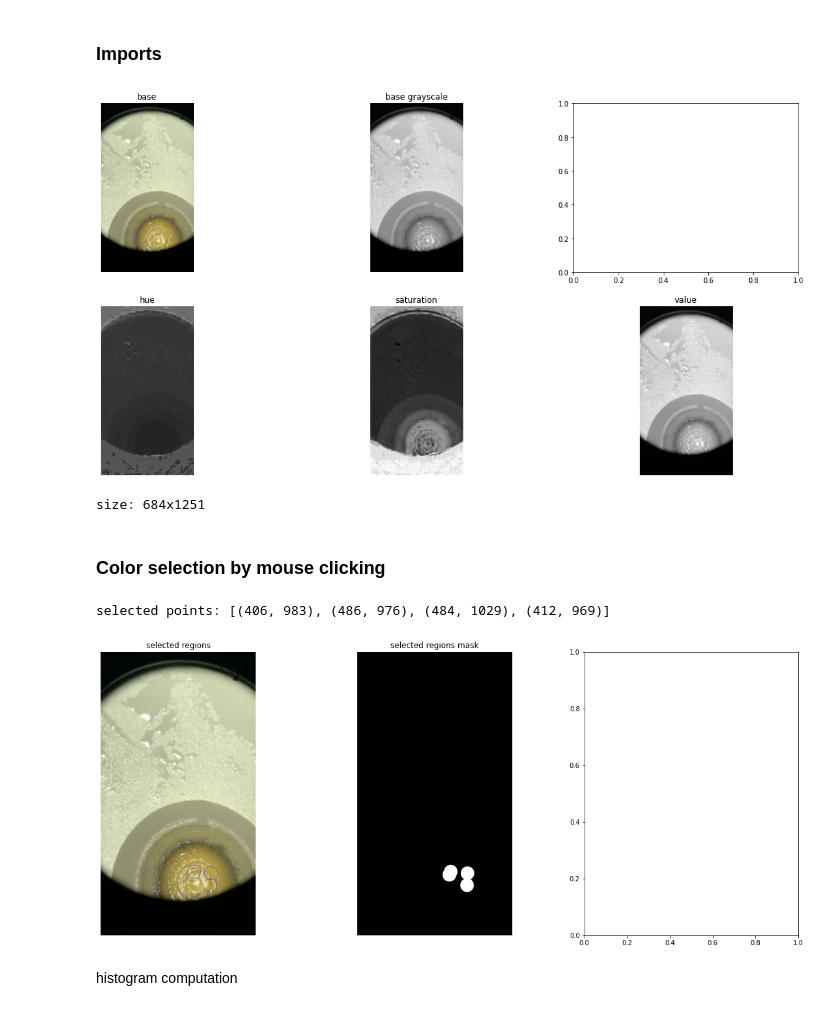
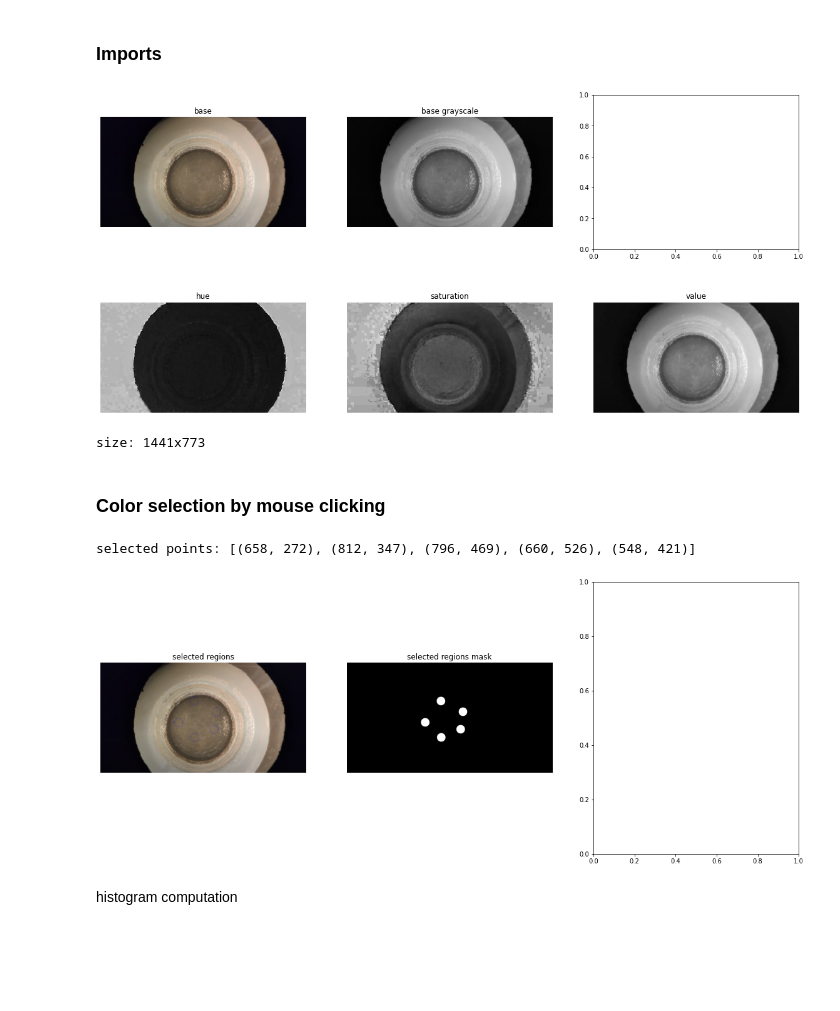
Before and after one commit to Custom-Surgical-GmbH/Cataract-Surgery-Training-Explorations, a Jupyter notebook: opencv_explorations/color_thresholding.ipynb, the cells around one changed output. Cells and saved outputs as stored; diff of their text form; code cells hidden in the pictures; blank space fills up the shorter version.

```diff
--- a/opencv_explorations/color_thresholding.ipynb
+++ b/opencv_explorations/color_thresholding.ipynb
@@ -18,7 +18,7 @@ from helpers.view_detection import get_view_mask
 # scale = 0.33
 scale = 1.0
 
-base = cv2.imread('data/artificial/bioniko_rhexis_base6.png', cv2.IMREAD_COLOR)
+base = cv2.imread('data/artificial/bioniko_rhexis_base8.png', cv2.IMREAD_COLOR)
 base = cv2.resize(base, (0,0), fx=scale, fy=scale)
 
 base_rgb = cv2.cvtColor(base, cv2.COLOR_BGR2RGB)
@@ -27,35 +27,35 @@ base_hsv = cv2.cvtColor(base, cv2.COLOR_BGR2HSV)
 
 base_hue = base_hsv[:,:,0]
 base_saturation = base_hsv[:,:,1]
 base_value = base_hsv[:,:,2]
 
 fig, ((plot1, plot2, _), (plot3, plot4, plot5)) = plt.subplots(2, 3, figsize=(20,10))
 plot1.set_title('base')
 plot1.imshow(base_rgb)
 plot1.axis('off')
 
 plot2.set_title('base grayscale')
 plot2.imshow(base_gray, cmap=plt.cm.gray)
 plot2.axis('off')
 
 plot3.set_title('hue')
 plot3.imshow(base_hue, cmap=plt.cm.gray)
 plot3.axis('off')
 
 plot4.set_title('saturation')
 plot4.imshow(base_saturation, cmap=plt.cm.gray)
 plot4.axis('off')
 
 plot5.set_title('value')
 plot5.imshow(base_value, cmap=plt.cm.gray)
 plot5.axis('off')
 
 plt.show()
 
 print('size: %dx%d' % (base.shape[1], base.shape[0]))
 # %% [output]
-[figure, old version]
+[figure, new version]
-size: 684x1251
+size: 1441x773
 # %% [markdown]
 ### Color selection by mouse clicking
 # %%
@@ -96,8 +96,8 @@ plots[1].axis('off')
 
 plt.show()
 # %% [output]
-selected points: [(406, 983), (486, 976), (484, 1029), (412, 969)]
+selected points: [(658, 272), (812, 347), (796, 469), (660, 526), (548, 421)]
-[figure, old version]
+[figure, new version]
 # %% [markdown]
 histogram computation
 # %%
```
Also changed, not shown: parts of 11 cells of this notebook, 1 other file.
